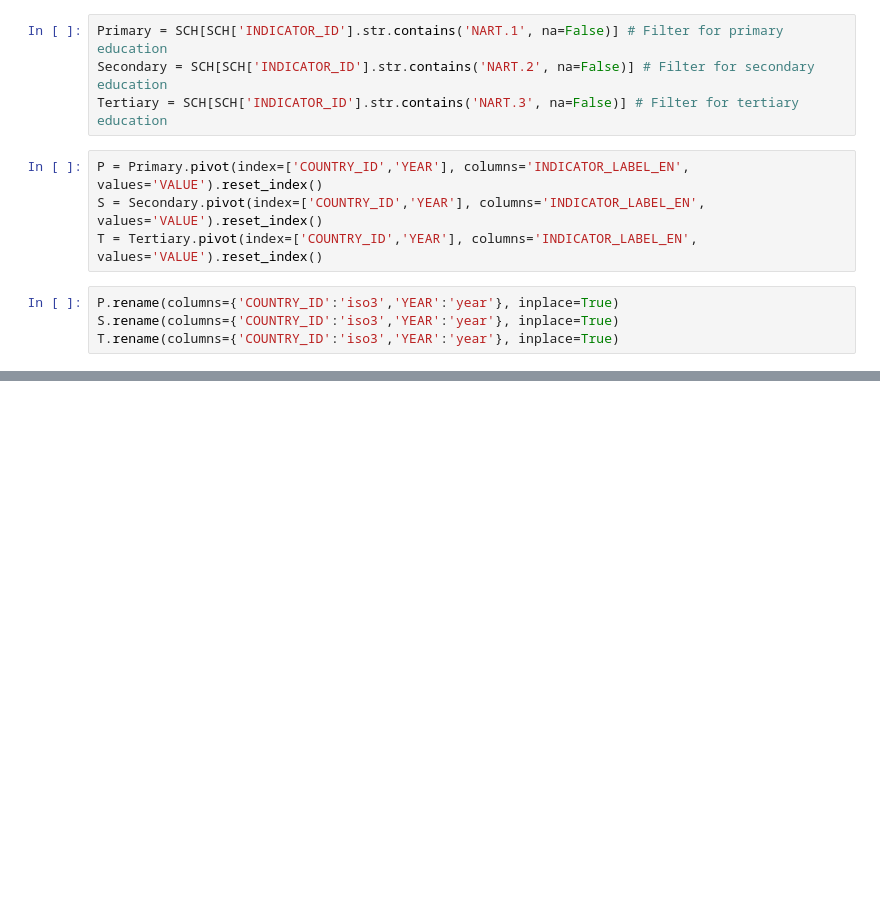
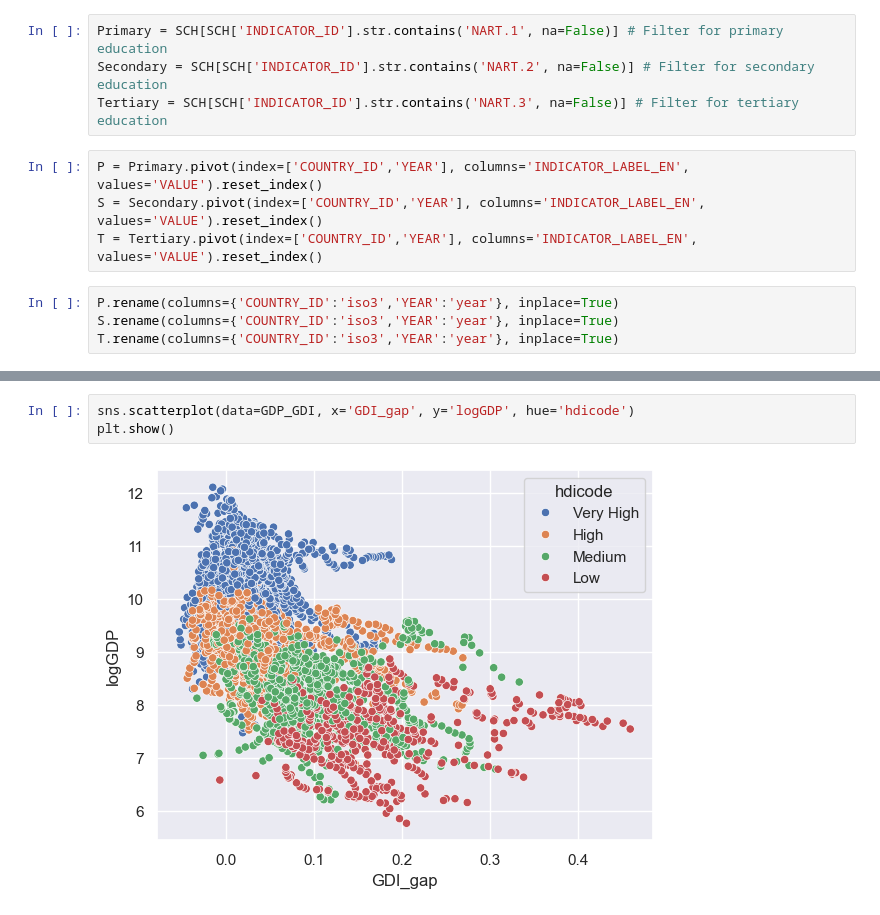
Before and after one commit to gianluca-filesi/Thesis, a Jupyter notebook: v4.ipynb, the cells around one changed output, grey strips where cells are left out. Cells and saved outputs as stored; diff of their text form; blank space fills up the shorter version.

```diff
--- a/v4.ipynb
+++ b/v4.ipynb
@@ -131,0 +203,5 @@ dtype: int64
+# %%
+sns.scatterplot(data=GDP_GDI, x='GDI_gap', y='logGDP', hue='hdicode')
+plt.show()
+# %% [output]
+[figure, added]
```
Also changed, not shown: parts of 44 cells of this notebook, 1 other file.
